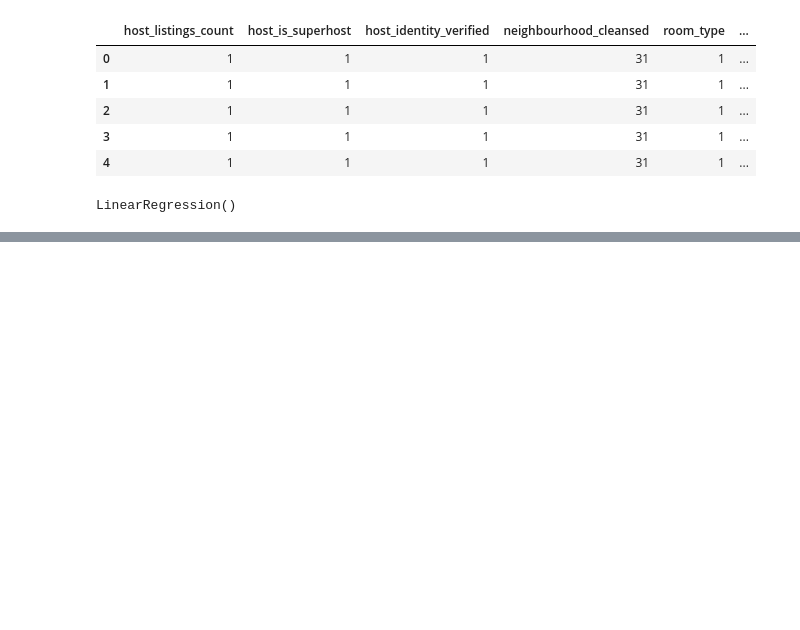
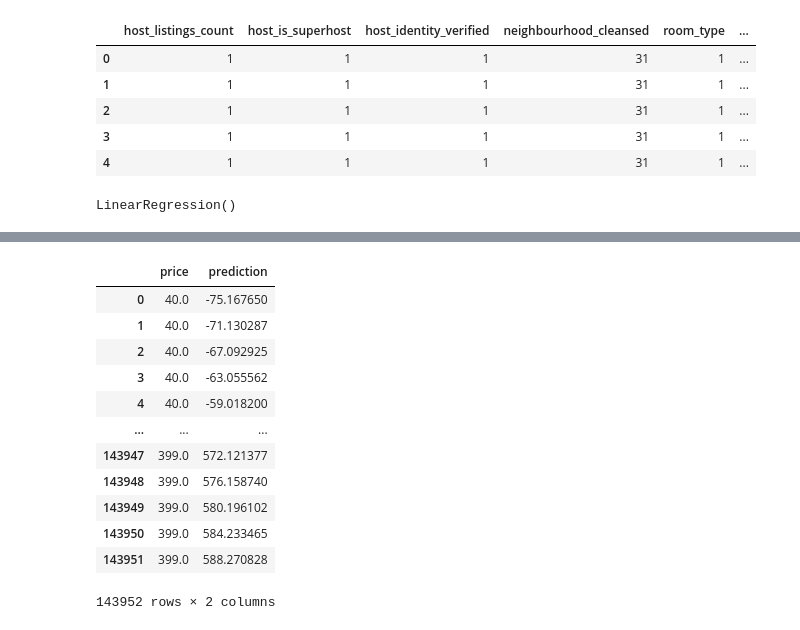
Before and after one commit to whitneylosinski/Eat.Sleep.Data, a Jupyter notebook: mlr_model.ipynb, the cells around one changed output, grey strips where cells are left out. Saved outputs shown, nothing was run; the diff lists cells and outputs as text; code cells hidden in the pictures; blank space fills up the shorter version.

```diff
--- a/mlr_model.ipynb
+++ b/mlr_model.ipynb
@@ -196,3 +222,21 @@ print(y_pred)
+# %%
+# Filtered dataframe just for viewing relevant columns of actual price vs example predicted price (y "target"):
+filtered_df_view = y_pred_df[['price', 'prediction']]
+filtered_df_view
+# %% [output]
+|  | price | prediction |
+| 0 | 40.0 | -75.167650 |
+| 1 | 40.0 | -71.130287 |
+| 2 | 40.0 | -67.092925 |
+| 3 | 40.0 | -63.055562 |
+| 4 | 40.0 | -59.018200 |
+| ... | ... | ... |
+| 143947 | 399.0 | 572.121377 |
+| 143948 | 399.0 | 576.158740 |
+| 143949 | 399.0 | 580.196102 |
+| 143950 | 399.0 | 584.233465 |
+| 143951 | 399.0 | 588.270828 |
+143952 rows × 2 columns
 # %%
 # Calculate the accuracy score of the initial model.
 regr.score(scaled_X, y, sample_weight=None)
```
Also changed, not shown: parts of 8 cells of this notebook.
